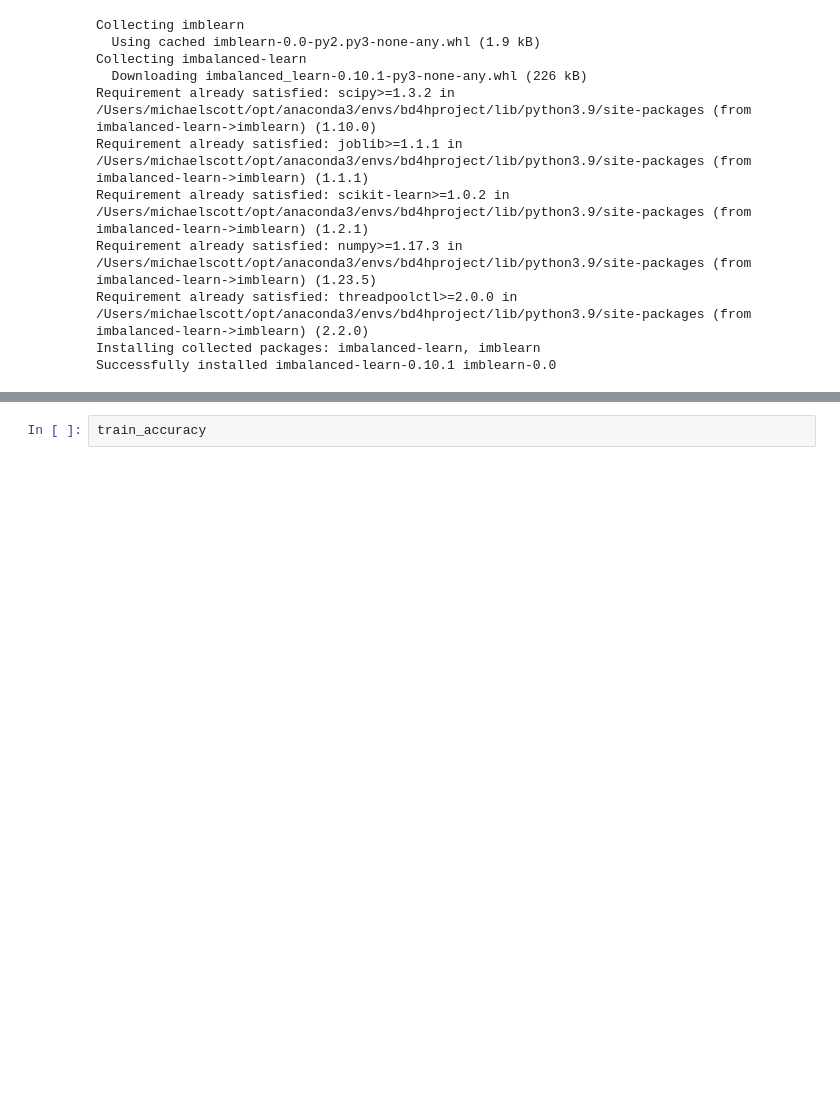
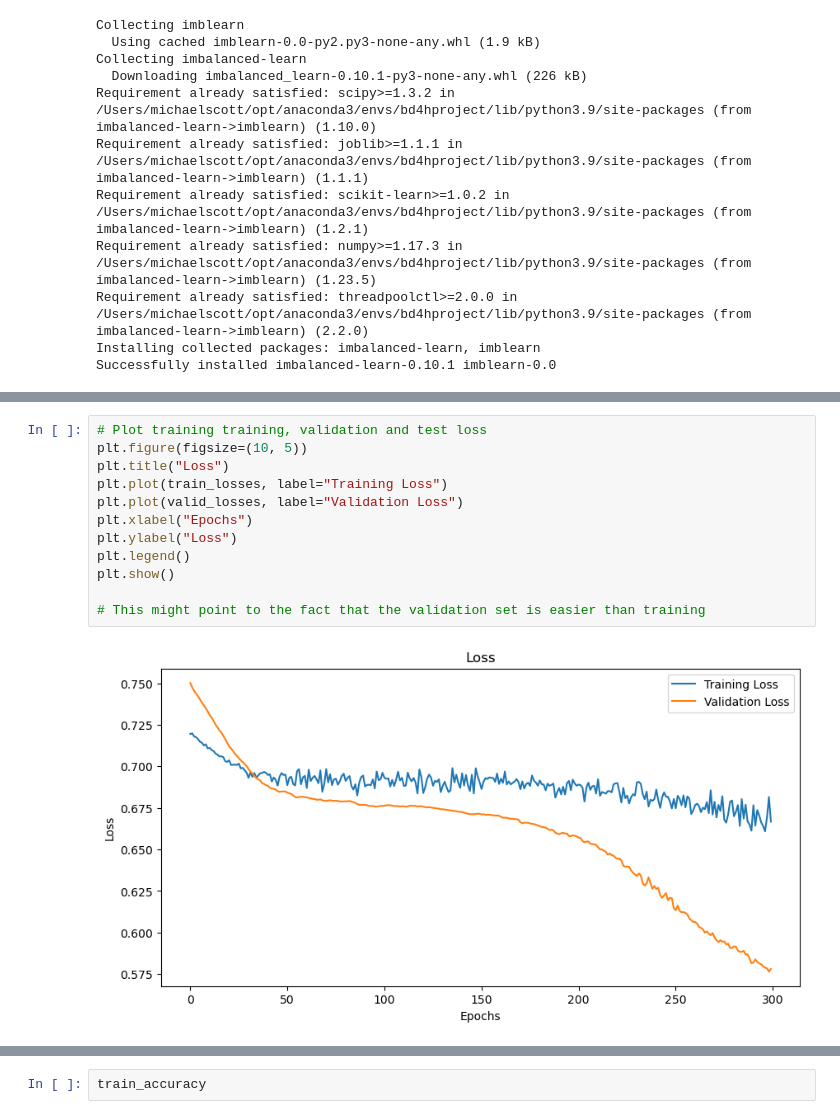
Before and after one commit to travistangvh/time-series-kafka-demo, a Jupyter notebook: bin/explore_torch.ipynb, the cells around one changed output, grey strips where cells are left out. Cells and saved outputs as stored; diff of their text form; blank space fills up the shorter version.

```diff
--- a/bin/explore_torch.ipynb
+++ b/bin/explore_torch.ipynb
@@ -1069,3 +1114,17 @@ Test: [0/4]     Time 0.001 (0.001)      Loss 0.7397 (0.7397)    Accuracy 37.500
+# %%
+# Plot training training, validation and test loss
+plt.figure(figsize=(10, 5))
+plt.title("Loss")
+plt.plot(train_losses, label="Training Loss")
+plt.plot(valid_losses, label="Validation Loss")
+plt.xlabel("Epochs")
+plt.ylabel("Loss")
+plt.legend()
+plt.show()
+
+# This might point to the fact that the validation set is easier than training
+# %% [output]
+[figure, added]
 # %%
 for x, a, y in train_loader:
     print(a)
```
Also changed, not shown: parts of 20 cells of this notebook.
